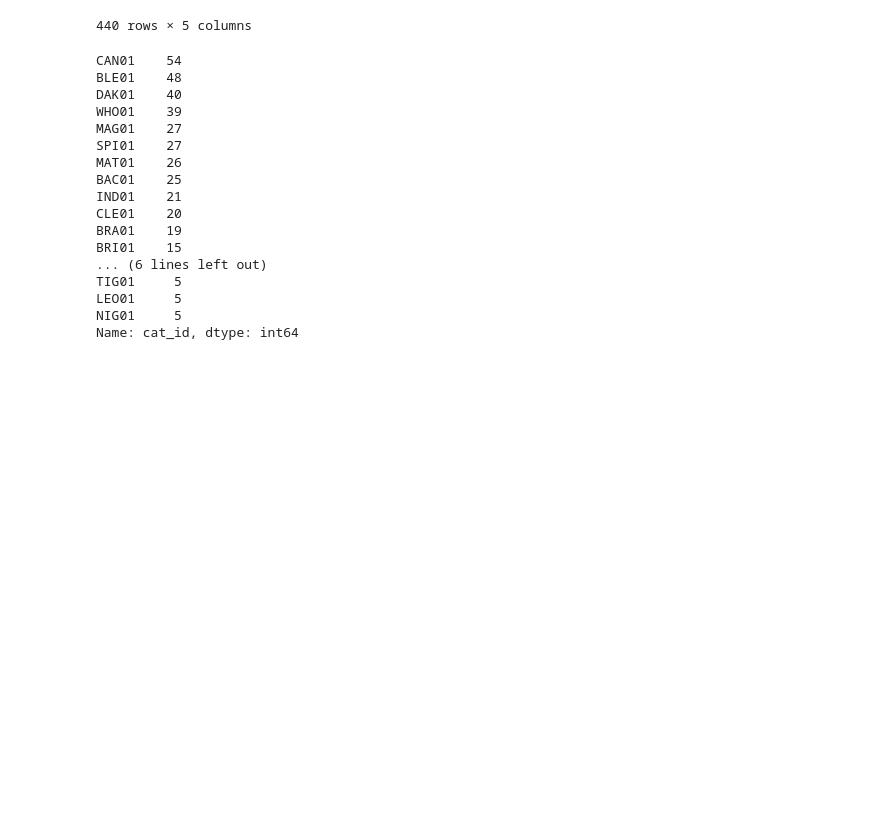
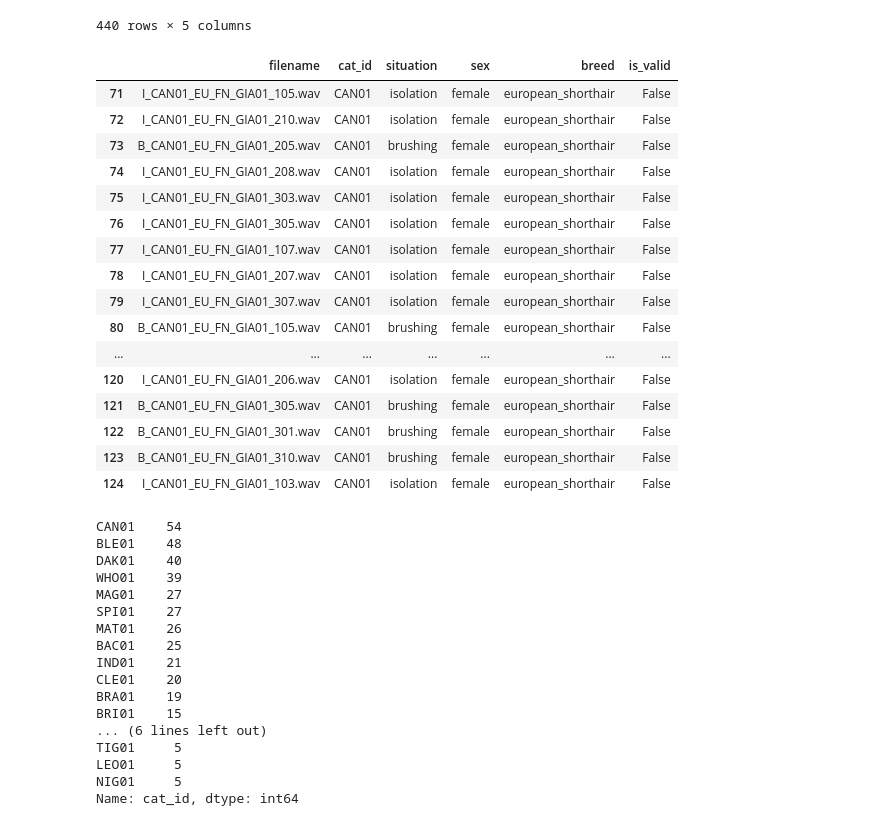
Before and after one commit to floriandotpy/data-playground, a Jupyter notebook: fastai/catmeows.ipynb, the cells around one changed output. Drawn from its saved outputs; the diff is of its cells as text; code cells hidden in the pictures; blank space fills up the shorter version.

```diff
--- a/fastai/catmeows.ipynb
+++ b/fastai/catmeows.ipynb
@@ -43,6 +43,26 @@ df
 | 438 | F_IND01_EU_FN_ELI01_301.wav | IND01 | food | female | european_shorthair |
 | 439 | F_SPI01_EU_MN_NAI01_203.wav | SPI01 | food | male | european_shorthair |
 440 rows × 5 columns
+# %%
+df[df.filename.str.contains('CAN')]
+# %% [output]
+|  | filename | cat_id | situation | sex | breed | is_valid |
+| 71 | I_CAN01_EU_FN_GIA01_105.wav | CAN01 | isolation | female | european_shorthair | False |
+| 72 | I_CAN01_EU_FN_GIA01_210.wav | CAN01 | isolation | female | european_shorthair | False |
+| 73 | B_CAN01_EU_FN_GIA01_205.wav | CAN01 | brushing | female | european_shorthair | False |
+| 74 | I_CAN01_EU_FN_GIA01_208.wav | CAN01 | isolation | female | european_shorthair | False |
+| 75 | I_CAN01_EU_FN_GIA01_303.wav | CAN01 | isolation | female | european_shorthair | False |
+| 76 | I_CAN01_EU_FN_GIA01_305.wav | CAN01 | isolation | female | european_shorthair | False |
+| 77 | I_CAN01_EU_FN_GIA01_107.wav | CAN01 | isolation | female | european_shorthair | False |
+| 78 | I_CAN01_EU_FN_GIA01_207.wav | CAN01 | isolation | female | european_shorthair | False |
+| 79 | I_CAN01_EU_FN_GIA01_307.wav | CAN01 | isolation | female | european_shorthair | False |
+| 80 | B_CAN01_EU_FN_GIA01_105.wav | CAN01 | brushing | female | european_shorthair | False |
+| ... | ... | ... | ... | ... | ... | ... |
+| 120 | I_CAN01_EU_FN_GIA01_206.wav | CAN01 | isolation | female | european_shorthair | False |
+| 121 | B_CAN01_EU_FN_GIA01_305.wav | CAN01 | brushing | female | european_shorthair | False |
+| 122 | B_CAN01_EU_FN_GIA01_301.wav | CAN01 | brushing | female | european_shorthair | False |
+| 123 | B_CAN01_EU_FN_GIA01_310.wav | CAN01 | brushing | female | european_shorthair | False |
+| 124 | I_CAN01_EU_FN_GIA01_103.wav | CAN01 | isolation | female | european_shorthair | False |
 # %%
 df.cat_id.value_counts()
 # %% [output]
```
Also changed, not shown: parts of 7 cells of this notebook.
